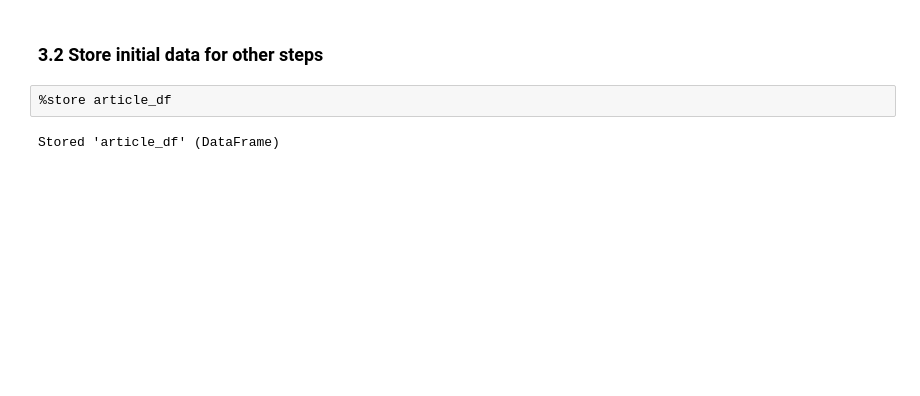
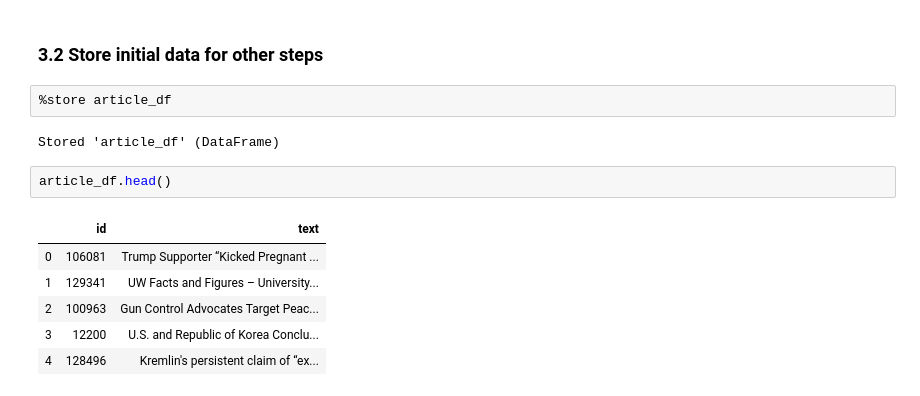
Before and after one commit to kingbd2/Fake_News_Data_Cup, a Jupyter notebook: 1.DataProfilingandParsing.ipynb, the cells around one changed output. Cells and saved outputs as stored; diff of their text form; blank space fills up the shorter version.

```diff
--- a/1.DataProfilingandParsing.ipynb
+++ b/1.DataProfilingandParsing.ipynb
@@ -102,3 +102,12 @@ article_df = pd.DataFrame(zippedList, columns = ['id' , 'text'])
 %store article_df
 # %% [output]
 Stored 'article_df' (DataFrame)
+# %%
+article_df.head()
+# %% [output]
+|  | id | text |
+| 0 | 106081 | Trump Supporter “Kicked Pregnant ... |
+| 1 | 129341 | UW Facts and Figures – University... |
+| 2 | 100963 | Gun Control Advocates Target Peac... |
+| 3 | 12200 | U.S. and Republic of Korea Conclu... |
+| 4 | 128496 | Kremlin's persistent claim of “ex... |
```
Also changed, not shown: parts of 3 cells of this notebook, 3 other files.
